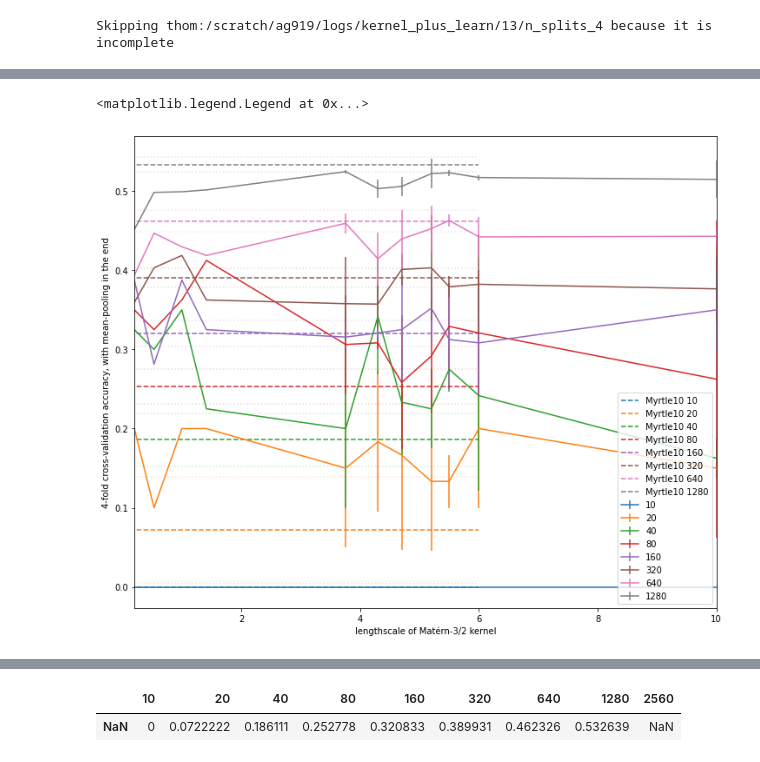
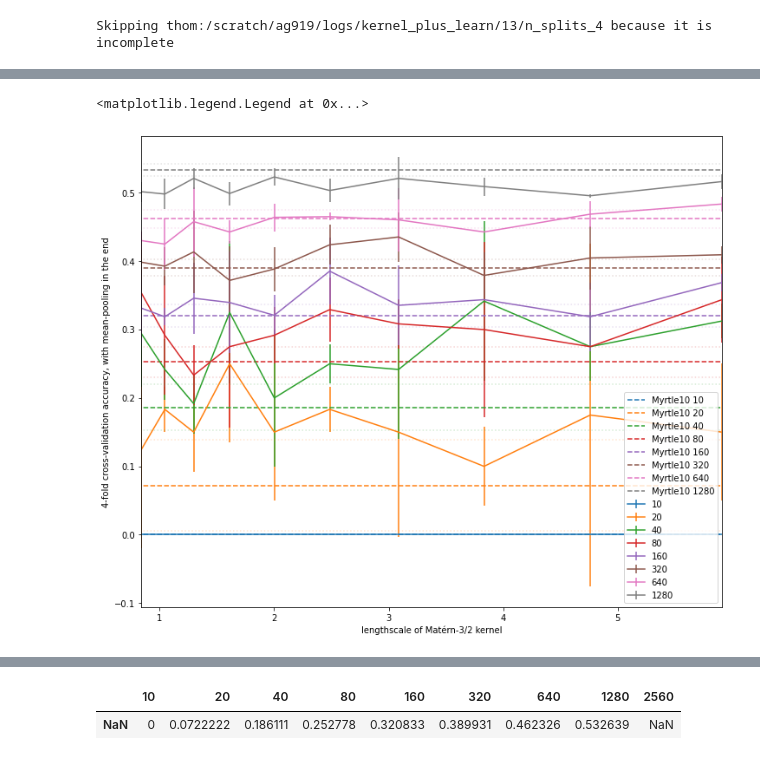
Before and after one commit to rhaps0dy/cnn-limits, a Jupyter notebook: notebooks/Inner TICK plots.ipynb, the cells around one changed output, grey strips where cells are left out. Drawn from its saved outputs; the diff is of its cells as text; code cells hidden in the pictures.

```diff
--- a/notebooks/Inner TICK plots.ipynb
+++ b/notebooks/Inner TICK plots.ipynb
@@ -91,6 +91,26 @@ for i in range(22, 34):
     m10_v4_paths.append(f"laplace:/tmp/ag919/logs/kernel_plus_learn/{i}")
 for i in range(1, 7):
     m10_v4_paths.append(f"stroustrup:/scratch/ag919/logs/kernel_plus_learn/{i}")
+
+
+
+rbfmyrtle_v3_paths = []
+for i in [*range(87, 95), *range(96, 117)]:
+    rbfmyrtle_v3_paths.append(f"thom:/scratch/ag919/logs/kernel_plus_learn/{i}")
+
+myrtlebastard_v3_paths = []
+for i in range(49, 66):
+    myrtlebastard_v3_paths.append(f"poisson:/scratch/ag919/logs/kernel_plus_learn/{i}")
+for i in range(50, 51):
+    myrtlebastard_v3_paths.append(f"robbins:/scratch/ag919/logs/kernel_plus_learn/{i}")
+for i in range(16, 24):
+    myrtlebastard_v3_paths.append(f"stroustrup:/scratch/ag919/logs/kernel_plus_learn/{i}")
+
+
+
+myrtlebastard_5x5_paths = []
+for i in range(97, 99):
+    myrtlebastard_5x5_paths.append(f"laplace:/tmp/ag919/logs/kernel_plus_learn/{i}")
 # %%
 def build_sweep(paths, model_name, append_dir=None, skip_incomplete=True):
     def make_df(df):
@@ -103,8 +123,11 @@ def build_sweep(paths, model_name, append_dir=None, skip_incomplete=True):
     Ns = collections.defaultdict(lambda: 0, {})
 
     for p in paths:
-        with ExperimentResults(p, "").open("config.json") as f:
-            config = json.load(f)
+        try:
+            with ExperimentResults(p, "").open("config.json") as f:
+                config = json.load(f)
+        except FileNotFoundError:
+            raise FileNotFoundError(f"{p}/config.json")
         try:
             a = config['save_new']
             lscale = float(config['save_new']['internal_lengthscale'])
@@ -214,3 +237,7 @@ tick_v3_df, tick_v3_err = plottable_sweep(*args_v3)
 args_v4 = build_sweep(m10_v4_paths, 'Myrtle10_replaced_tick_v4_sweep', "n_splits_4")
 # %%
 tick_v4_df, tick_v4_err = plottable_sweep(*args_v4)
+# %%
+args_rbfmyrtle_v3 = build_sweep(rbfmyrtle_v3_paths, 'RBFMyrtle_v3', "n_splits_4")
+# %%
+rbfmyrtle_v3_df, rbfmyrtle_v3_err = plottable_sweep(*args_rbfmyrtle_v3)
@@ -219,15 +270,15 @@ args_myrtle10 = build_sweep(m10_vanilla_paths, 'Myrtle10_sweep')
 # %%
 myrtle10_df, myrtle10_err = plottable_sweep(*args_myrtle10)
 # %%
-ax = plot_sweep_df(tick_v1_df.loc[:, :1280], tick_v1_err.loc[:, :1280])
+ax = plot_sweep_df(rbfmyrtle_v3_df.loc[:, :1280], rbfmyrtle_v3_err.loc[:, :1280])
 
 for j, (i, v) in enumerate(myrtle10_df.iloc[0, :].items()):
     if not np.isnan(v):
         e = myrtle10_err.iloc[0, j]
         line, = ax.plot([-3, 6], [v, v], linestyle='--', label=f"Myrtle10 {i}", color=f"C{j}")
         ax.plot([-3, 6], [v+e, v+e], linestyle=':', alpha=0.2, color=line.get_color())
         ax.plot([-3, 6], [v-e, v-e], linestyle=':', alpha=0.2, color=line.get_color())
 ax.legend()
 # %% [output]
 <matplotlib.legend.Legend at 0x...>
-[figure, old version]
+[figure, new version]
```
Also changed, not shown: parts of 7 cells of this notebook, 12 other files.
